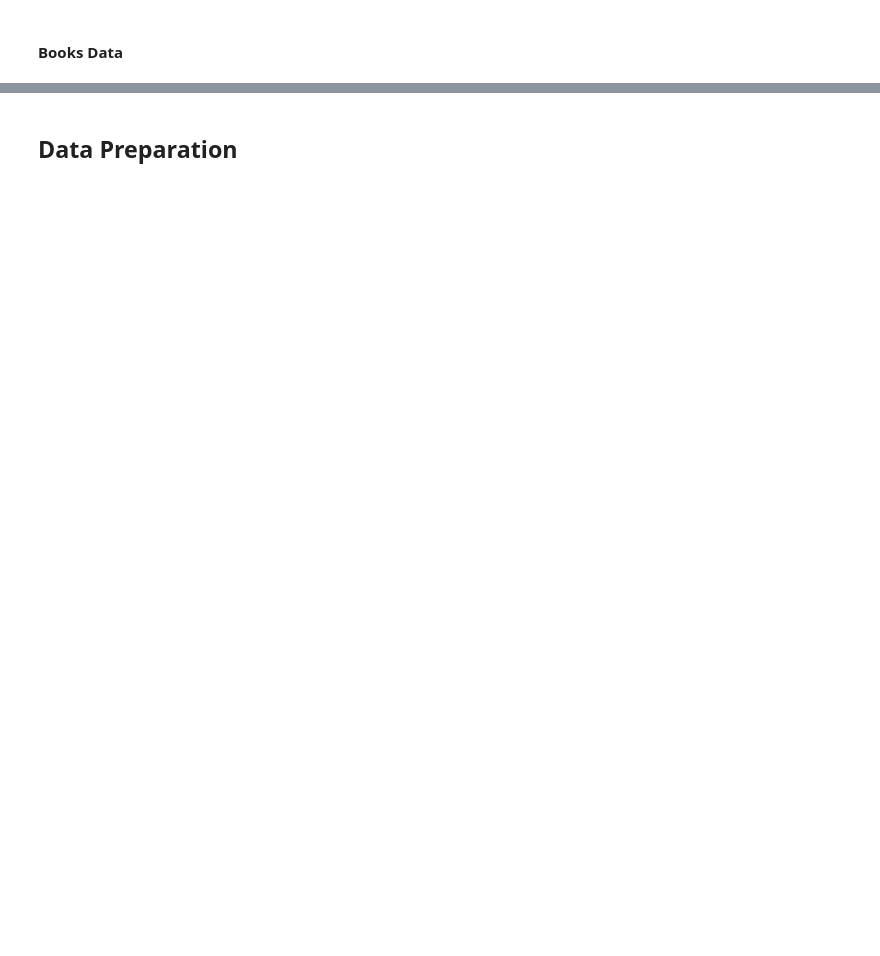
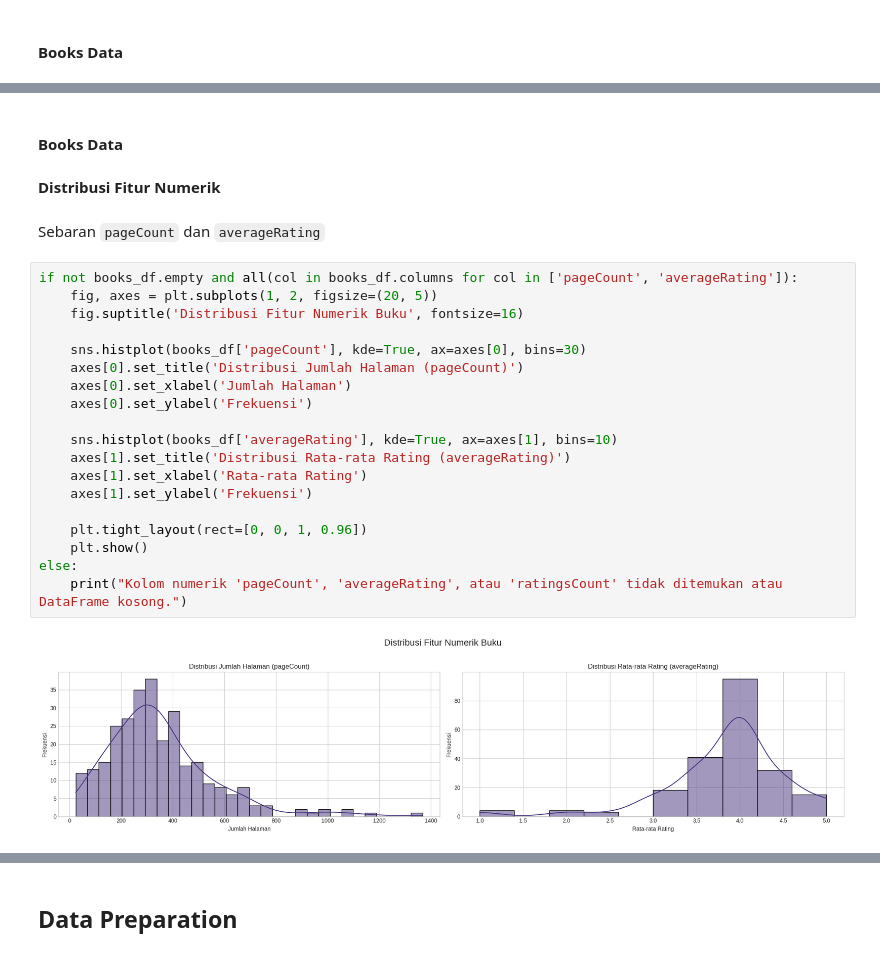
Before and after one commit to kkokonatsu/cbf-cf-recommendations, a Jupyter notebook: chalchitra-talks-book-recommendations.ipynb, the cells around one changed output, grey strips where cells are left out. Cells and saved outputs as stored; diff of their text form; blank space fills up the shorter version.

```diff
--- a/chalchitra-talks-book-recommendations.ipynb
+++ b/chalchitra-talks-book-recommendations.ipynb
@@ -187,0 +260,27 @@ Name: count, dtype: int64
+# %% [markdown]
+#### Books Data
+# %% [markdown]
+**Distribusi Fitur Numerik**
+# %% [markdown]
+Sebaran `pageCount` dan `averageRating`
+# %%
+if not books_df.empty and all(col in books_df.columns for col in ['pageCount', 'averageRating']):
+    fig, axes = plt.subplots(1, 2, figsize=(20, 5))
+    fig.suptitle('Distribusi Fitur Numerik Buku', fontsize=16)
+
+    sns.histplot(books_df['pageCount'], kde=True, ax=axes[0], bins=30)
+    axes[0].set_title('Distribusi Jumlah Halaman (pageCount)')
+    axes[0].set_xlabel('Jumlah Halaman')
+    axes[0].set_ylabel('Frekuensi')
+
+    sns.histplot(books_df['averageRating'], kde=True, ax=axes[1], bins=10)
+    axes[1].set_title('Distribusi Rata-rata Rating (averageRating)')
+    axes[1].set_xlabel('Rata-rata Rating')
+    axes[1].set_ylabel('Frekuensi')
+
+    plt.tight_layout(rect=[0, 0, 1, 0.96])
+    plt.show()
+else:
+    print("Kolom numerik 'pageCount', 'averageRating', atau 'ratingsCount' tidak ditemukan atau DataFrame kosong.")
+# %% [output]
+[figure, added]
```
Also changed, not shown: parts of 39 cells of this notebook.
